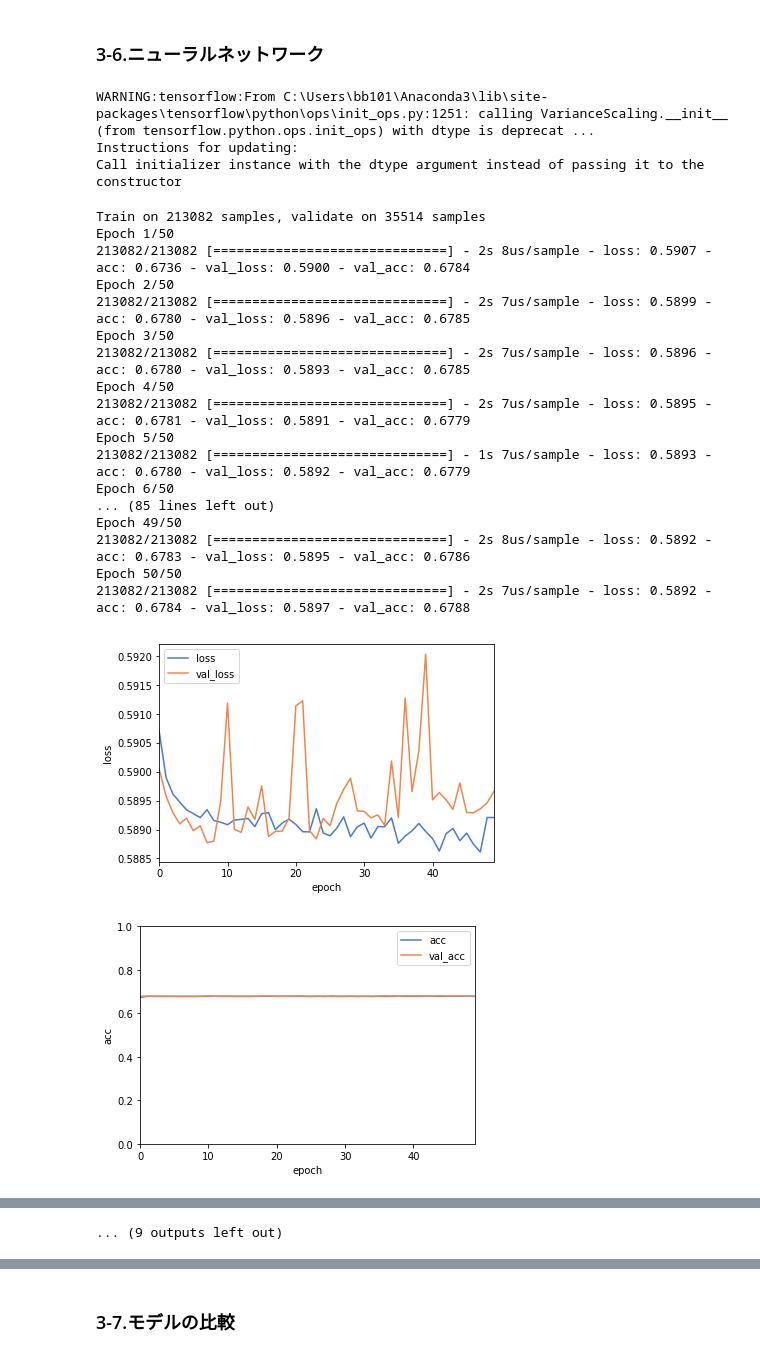
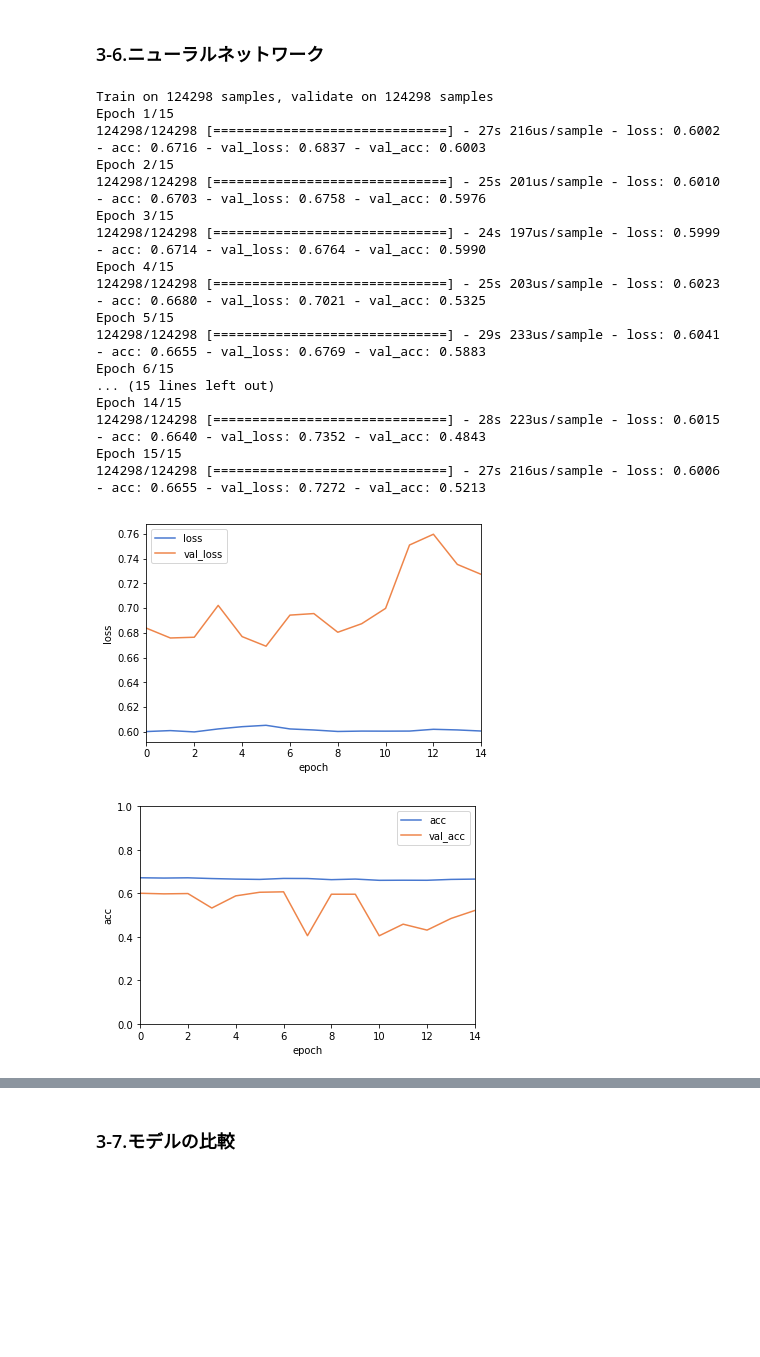
Before and after one commit to Gleny44/SUAI, a Jupyter notebook: Day3_work_谷吉智.ipynb, the cells around one changed output, grey strips where cells are left out. Cells and saved outputs as stored; diff of their text form; code cells hidden in the pictures; blank space fills up the shorter version.

```diff
--- a/Day3_work_谷吉智.ipynb
+++ b/Day3_work_谷吉智.ipynb
@@ -512,0 +497,9 @@ F1値（F1-score） = 38.093%
+# %%
+# ホールドアウト
+test_size_SVM = 0.99
+X_train, X_final_test, y_train, y_final_test = train_test_split(X, y, test_size=test_size_SVM, random_state=1234)
+display(X_train.shape)
+display(y_train.shape)
+display(X_final_test.shape)
+display(y_final_test.shape)
+print(type(X_train))
@@ -663,7 +726,7 @@ for train_idx, test_idx in KFold(n_splits=n_split, shuffle=True, random_state=12
     X_test_CV, y_test_CV = X[test_idx], y[test_idx]     # CVテスト用データ
 
     # ランダムフォレスト
-    clf_RF = RandomForestClassifier(n_estimators=100, max_depth=3, criterion="gini",
+    clf_RF = RandomForestClassifier(n_estimators=50, max_depth=3, criterion="gini",
                                                  min_samples_leaf=2, min_samples_split=3, random_state=1234)
     clf_RF.fit(X_train_CV, y_train_CV)
     print("score=", clf_RF.score(X_train_CV, y_train_CV))
@@ -710,7 +773,7 @@ score= 0.5979923316266431
 ## 全学習データを用いたモデル構築
 
 # ランダムフォレスト
-clf_RF_final = RandomForestClassifier(n_estimators=100, max_depth=3, criterion="gini",
+clf_RF_final = RandomForestClassifier(n_estimators=50, max_depth=3, criterion="gini",
                                                  min_samples_leaf=2, min_samples_split=3, random_state=1234)
 clf_RF_final.fit(X_train, y_train)
 
@@ -857,9 +922,10 @@ from tensorflow.compat.v1.keras.layers import Dense, Dropout, Activation
 from tensorflow.compat.v1.keras.optimizers import SGD,RMSprop, Adagrad, Adadelta, Adam
 
 model = Sequential()
-model.add(Dense(6, activation='relu', input_dim=192)) # 1層目
-model.add(Dense(5, activation='relu', input_dim=6)) # 2層目
-model.add(Dense(2, activation='softmax'))#最終層のactivationは変更しないこと  # 3層目
+model.add(Dense(100, activation='relu', input_dim=163)) # 1層目
+model.add(Dense(50, activation='relu', input_dim=100)) # 2層目
+model.add(Dense(20, activation='relu', input_dim=50)) # 3層目
+model.add(Dense(2, activation='softmax'))#最終層のactivationは変更しないこと  # 4層目
 
 # 第一引数の「6」は，ユニットの個数です．ここを増やすほど，モデルの複雑さが増します．
 # 「input_dim=4」は，入力の次元数です．一層目だけ指定すれば問題ありません．
@@ -877,7 +943,7 @@ model.add(Dense(2, activation='softmax'))#最終層のactivationは変更しな
 adam = Adam(lr=0.01) # 実務でよく使う。計算が早い、収束する
 # -----------------------------
 
-model.compile(loss='sparse_categorical_crossentropy', # 元はcategorical_crossentropy
+model.compile(loss='sparse_categorical_crossentropy',
               optimizer=adam, # 最初は Adam に対して学習率をいくつか試し，他のパラメータはいじらない，くらいの戦略が手軽
               metrics=['accuracy'])
 
@@ -888,13 +954,12 @@ model.compile(loss='sparse_categorical_crossentropy', # 元はcategorical_crosse
 # 回帰問題なら loss='mean_squared_error' #二乗誤差 ,metrics=['mae'] #絶対値誤差
 # を指定します．
 # optimizer=sgdの部分はnotebookを真似していくつか変えてみてください，学習が早く終わるのはadamです．
-# %% [output]
-WARNING:tensorflow:From C:\Users\bb101\Anaconda3\lib\site-packages\tensorflow\python\ops\init_ops.py:1251: calling VarianceScaling.__init__ (from tensorflow.python.ops.init_ops) with dtype is deprecat ...
-Instructions for updating:
-Call initializer instance with the dtype argument instead of passing it to the constructor
 # %%
+# from keras.utils import to_categorical
+# Q.NNも他のモデル同様、クロスバリデーションが必要？
+
 # クロスバリデーション
-n_split = 7 # グループ数を設定
+n_split = 2 # グループ数を設定
 cross_valid_accuracy = 0
 cross_valid_precision = 0
 cross_valid_recall = 0
@@ -905,11 +970,16 @@ for train_idx, test_idx in KFold(n_splits=n_split, shuffle=True, random_state=12
     X_train_CV, y_train_CV = X[train_idx], y[train_idx] # CV学習用データ ; numpy.ndarray object
     X_test_CV, y_test_CV = X[test_idx], y[test_idx]     # CVテスト用データ
 
+#     y_train_CV = to_categorical(y_train_CV)
+
+    # グループ毎に標準化
+    stdsc = StandardScaler()
+    X_train_CV = stdsc.fit_transform(X_train_CV)
 
     # 計算の実行
     fit = model.fit(X_train_CV, y_train_CV,
-          epochs=50, # epoch : 学習データを何回見るか
-          batch_size=1000,validation_data=(X_test_CV, y_test_CV)) # batch_size : ランダムに抽出するデータ数
+          epochs=15, # epoch : 学習データを何回見るか
+          batch_size=20,validation_data=(X_test_CV, y_test_CV)) # batch_size : ランダムに抽出するデータ数
 
     # テストデータに対する予測を実行
 #     y_pred_test_CV = fit.predict(X_test_CV)
@@ -922,49 +992,49 @@ for train_idx, test_idx in KFold(n_splits=n_split, shuffle=True, random_state=12
     plt.ylabel("loss")
     plt.xlabel("epoch")
     plt.show()
 
     df[["acc", "val_acc"]].plot()
     plt.ylabel("acc") # 確率値が最大となったクラスと正解クラスがどれだけ一致していたかを測る指標
     plt.xlabel("epoch")
     plt.ylim([0,1.0])
     plt.show()
 
 #     accuracy =  accuracy_score(y_test_CV, y_pred_test_CV)
 #     precision, recall, f1_score, _ = precision_recall_fscore_support(y_test_CV, y_pred_test_CV)
 
 #     cross_valid_accuracy += accuracy # 後で平均を取るために加算
 #     cross_valid_precision += precision
 #     cross_valid_recall += recall
 #     cross_valid_f1_score += f1_score
 #     split_num += 1
 
 # # 平均値を最終的な誤差値とする
 # final_accuracy = cross_valid_accuracy / n_split
 # final_precision = cross_valid_precision / n_split
 # final_recall = cross_valid_recall / n_split
 # final_f1_score = cross_valid_f1_score / n_split
 
 # print('平均 正答率（Accuracy） = {:.3f}%'.format(100 * final_accuracy))
 # print('平均 適合率（Precision） = {:.3f}%'.format(100 * final_precision[1]))
 # print('平均 再現率（Recall） = {:.3f}%'.format(100 * final_recall[1]))
 # print('平均 F1値（F1-score） = {:.3f}%'.format(100 * final_f1_score[1]))
 # %% [output]
-Train on 213082 samples, validate on 35514 samples
-Epoch 1/50
-213082/213082 [==============================] - 2s 8us/sample - loss: 0.5907 - acc: 0.6736 - val_loss: 0.5900 - val_acc: 0.6784
-Epoch 2/50
-213082/213082 [==============================] - 2s 7us/sample - loss: 0.5899 - acc: 0.6780 - val_loss: 0.5896 - val_acc: 0.6785
-Epoch 3/50
-213082/213082 [==============================] - 2s 7us/sample - loss: 0.5896 - acc: 0.6780 - val_loss: 0.5893 - val_acc: 0.6785
-Epoch 4/50
-213082/213082 [==============================] - 2s 7us/sample - loss: 0.5895 - acc: 0.6781 - val_loss: 0.5891 - val_acc: 0.6779
-Epoch 5/50
-213082/213082 [==============================] - 1s 7us/sample - loss: 0.5893 - acc: 0.6780 - val_loss: 0.5892 - val_acc: 0.6779
-Epoch 6/50
-... (85 lines left out)
-Epoch 49/50
-213082/213082 [==============================] - 2s 8us/sample - loss: 0.5892 - acc: 0.6783 - val_loss: 0.5895 - val_acc: 0.6786
-Epoch 50/50
-213082/213082 [==============================] - 2s 7us/sample - loss: 0.5892 - acc: 0.6784 - val_loss: 0.5897 - val_acc: 0.6788
+Train on 124298 samples, validate on 124298 samples
+Epoch 1/15
+124298/124298 [==============================] - 27s 216us/sample - loss: 0.6002 - acc: 0.6716 - val_loss: 0.6837 - val_acc: 0.6003
+Epoch 2/15
+124298/124298 [==============================] - 25s 201us/sample - loss: 0.6010 - acc: 0.6703 - val_loss: 0.6758 - val_acc: 0.5976
+Epoch 3/15
+124298/124298 [==============================] - 24s 197us/sample - loss: 0.5999 - acc: 0.6714 - val_loss: 0.6764 - val_acc: 0.5990
+Epoch 4/15
+124298/124298 [==============================] - 25s 203us/sample - loss: 0.6023 - acc: 0.6680 - val_loss: 0.7021 - val_acc: 0.5325
+Epoch 5/15
+124298/124298 [==============================] - 29s 233us/sample - loss: 0.6041 - acc: 0.6655 - val_loss: 0.6769 - val_acc: 0.5883
+Epoch 6/15
+... (15 lines left out)
+Epoch 14/15
+124298/124298 [==============================] - 28s 223us/sample - loss: 0.6015 - acc: 0.6640 - val_loss: 0.7352 - val_acc: 0.4843
+Epoch 15/15
+124298/124298 [==============================] - 27s 216us/sample - loss: 0.6006 - acc: 0.6655 - val_loss: 0.7272 - val_acc: 0.5213
-[figure, old version]
+[figure, new version]
-[figure, old version]
+[figure, new version]
@@ -1028 +1059,0 @@ Epoch 50/50
-... (9 outputs left out)
```
Also changed, not shown: parts of 39 cells of this notebook.
